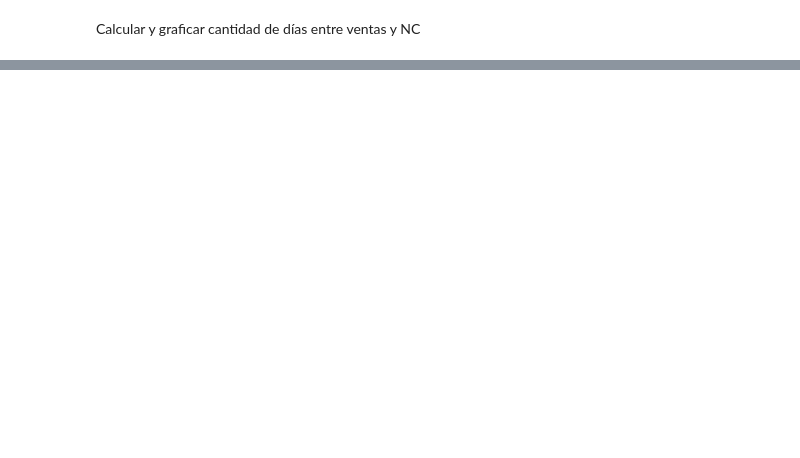
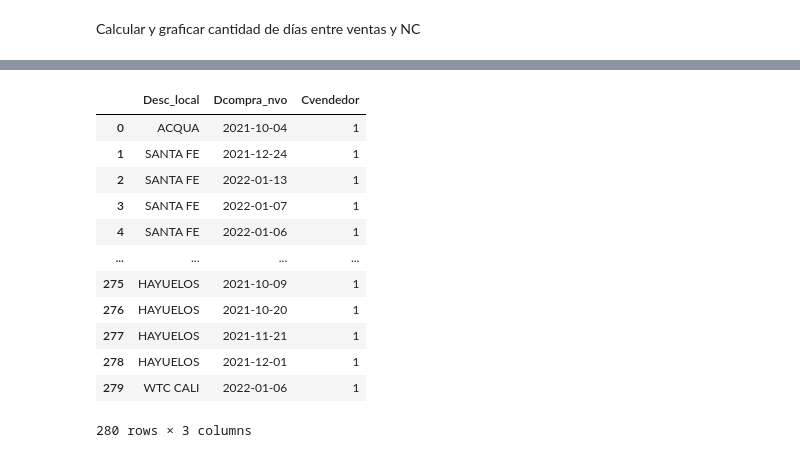
Before and after one commit to maperezrf/nc_santiago, a Jupyter notebook: clases.ipynb, the cells around one changed output, grey strips where cells are left out. Saved outputs shown, nothing was run; the diff lists cells and outputs as text; code cells hidden in the pictures; blank space fills up the shorter version.

```diff
--- a/clases.ipynb
+++ b/clases.ipynb
@@ -100,0 +121,17 @@ top_20_clientes_nc.loc[~top_20_clientes_nc.Nrutcomprador.isin(["0","1","2"])].he
+# %%
+
+ced_0.groupby(["Desc_local","Dcompra_nvo"])["Cvendedor"].nunique().sort_values(ascending=False).reset_index()
+# %% [output]
+|  | Desc_local | Dcompra_nvo | Cvendedor |
+| 0 | ACQUA | 2021-10-04 | 1 |
+| 1 | SANTA FE | 2021-12-24 | 1 |
+| 2 | SANTA FE | 2022-01-13 | 1 |
+| 3 | SANTA FE | 2022-01-07 | 1 |
+| 4 | SANTA FE | 2022-01-06 | 1 |
+| ... | ... | ... | ... |
+| 275 | HAYUELOS | 2021-10-09 | 1 |
+| 276 | HAYUELOS | 2021-10-20 | 1 |
+| 277 | HAYUELOS | 2021-11-21 | 1 |
+| 278 | HAYUELOS | 2021-12-01 | 1 |
+| 279 | WTC CALI | 2022-01-06 | 1 |
+280 rows × 3 columns
```
Also changed, not shown: parts of 17 cells of this notebook, 1 other file.
